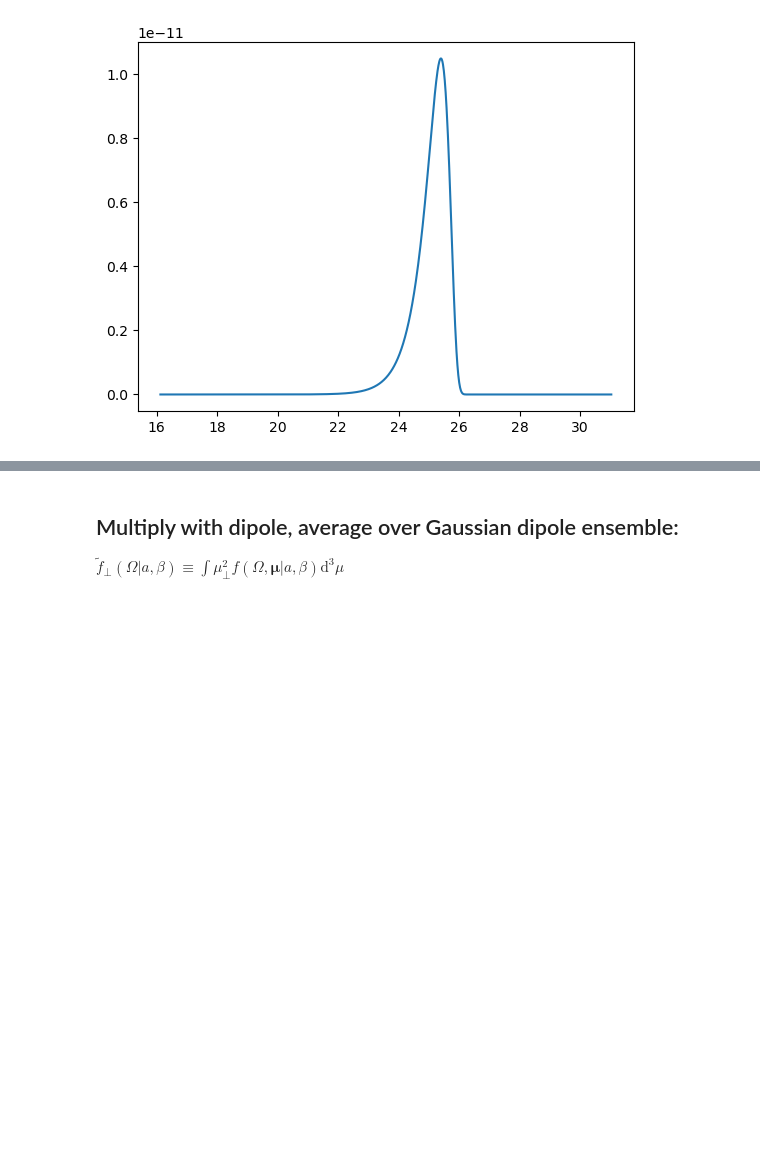
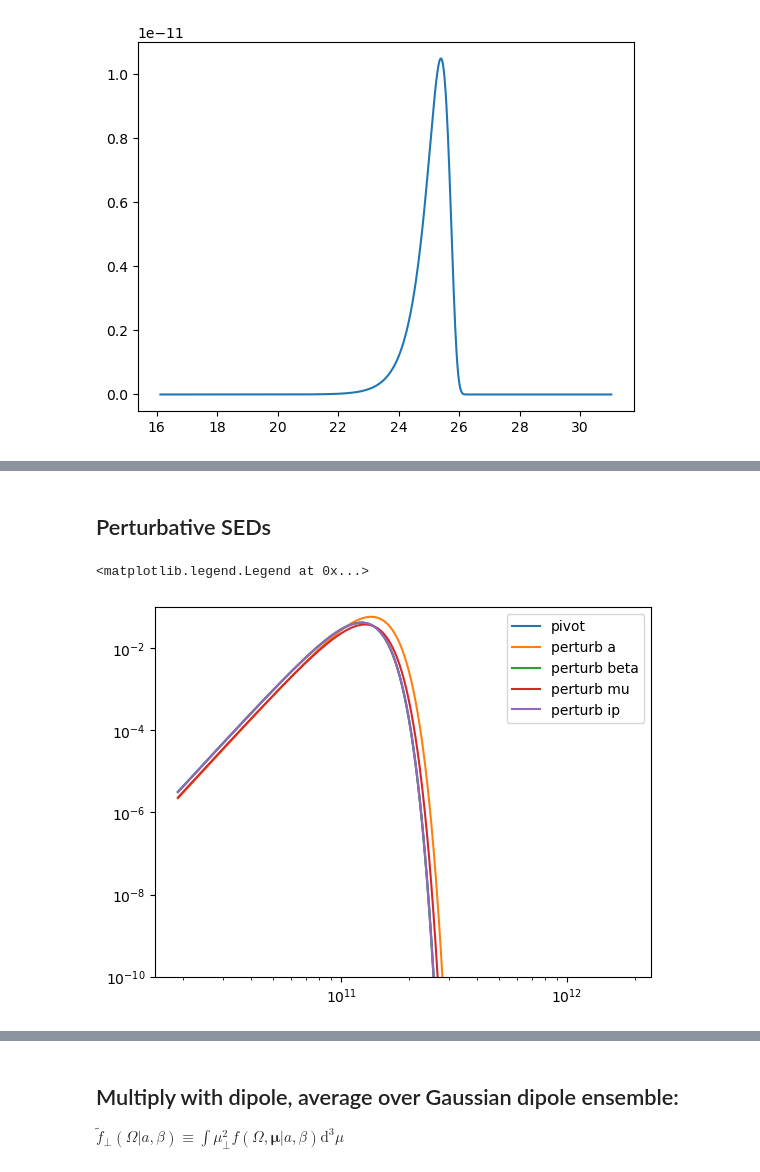
Before and after one commit to zzhang0123/SpyDust, a Jupyter notebook: SpyDust_ME/test_funcs.ipynb, the cells around one changed output, grey strips where cells are left out. Drawn from its saved outputs; the diff is of its cells as text; code cells hidden in the pictures; blank space fills up the shorter version.

```diff
--- a/SpyDust_ME/test_funcs.ipynb
+++ b/SpyDust_ME/test_funcs.ipynb
@@ -167,0 +171,2 @@ plt.yscale('log')
+# %% [markdown]
+## Perturbative SEDs
@@ -167,0 +183,27 @@ plt.yscale('log')
+# %%
+spd_SED_0 = spd_model.generate(CNM_params, a, beta, mu_rms, 2/3)
+
+spd_SED_perturbed_a = spd_model.generate(CNM_params, 0.9*a, beta, mu_rms, 2/3)
+spd_SED_perturbed_beta = spd_model.generate(CNM_params, a, 0.9*beta, mu_rms, 2/3)
+spd_SED_perturbed_mu = spd_model.generate(CNM_params, a, beta, 0.9*mu_rms, 2/3)
+spd_SED_perturbed_ip = spd_model.generate(CNM_params, a, beta, mu_rms, 0.9*2/3)
+
+spd_SED_deri_a = (spd_SED_perturbed_a - spd_SED_0) / (-0.1 * a)
+spd_SED_deri_beta = (spd_SED_perturbed_beta - spd_SED_0) / (-0.1 * beta)
+spd_SED_deri_mu = (spd_SED_perturbed_mu - spd_SED_0) / (-0.1 * mu_rms)
+spd_SED_deri_ip = (spd_SED_perturbed_ip - spd_SED_0) / (-0.1 * ip)
+# %%
+plt.plot(obs_omegas, spd_SED_0, label='pivot')
+plt.plot(obs_omegas, spd_SED_perturbed_a, label='perturb a')
+plt.plot(obs_omegas, spd_SED_perturbed_beta, label='perturb beta')
+plt.plot(obs_omegas, spd_SED_perturbed_mu, label='perturb mu')
+plt.plot(obs_omegas, spd_SED_perturbed_ip, label='perturb ip')
+
+plt.xscale('log')
+plt.yscale('log')
+plt.ylim(1e-10, 1e-1)
+
+plt.legend()
+# %% [output]
+<matplotlib.legend.Legend at 0x...>
+[figure, added]
```
Also changed, not shown: parts of 6 cells of this notebook, 3 other files.
